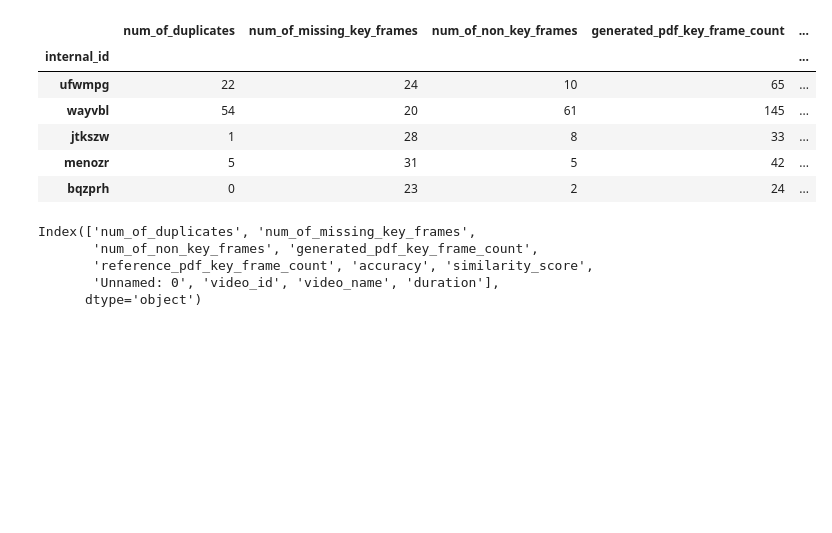
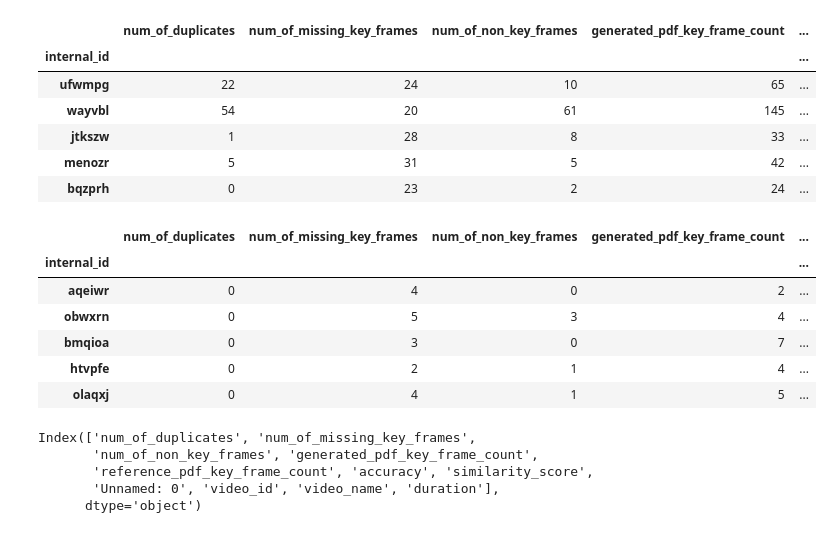
Before and after one commit to anxkhn/GlimpsifyPlus, a Jupyter notebook: experiments/31_analyse_reports_by_creating_bin_of_durations.ipynb, the cells around one changed output. Drawn from its saved outputs; the diff is of its cells as text; code cells hidden in the pictures; blank space fills up the shorter version.

```diff
--- a/experiments/31_analyse_reports_by_creating_bin_of_durations.ipynb
+++ b/experiments/31_analyse_reports_by_creating_bin_of_durations.ipynb
@@ -45,6 +45,17 @@ expanded_report_df.head()
 | jtkszw | 1 | 28 | 8 | 33 | ... |
 | menozr | 5 | 31 | 5 | 42 | ... |
 | bqzprh | 0 | 23 | 2 | 24 | ... |
+# %%
+expanded_report_df.sort_values("duration", ascending=True, inplace=True)
+expanded_report_df.head()
+# %% [output]
+|  | num_of_duplicates | num_of_missing_key_frames | num_of_non_key_frames | generated_pdf_key_frame_count | ... |
+| internal_id |  |  |  |  | ... |
+| aqeiwr | 0 | 4 | 0 | 2 | ... |
+| obwxrn | 0 | 5 | 3 | 4 | ... |
+| bmqioa | 0 | 3 | 0 | 7 | ... |
+| htvpfe | 0 | 2 | 1 | 4 | ... |
+| olaqxj | 0 | 4 | 1 | 5 | ... |
 # %%
 expanded_report_df.columns
 # %% [output]
```
Also changed, not shown: parts of 2 cells of this notebook, 2 other files.
